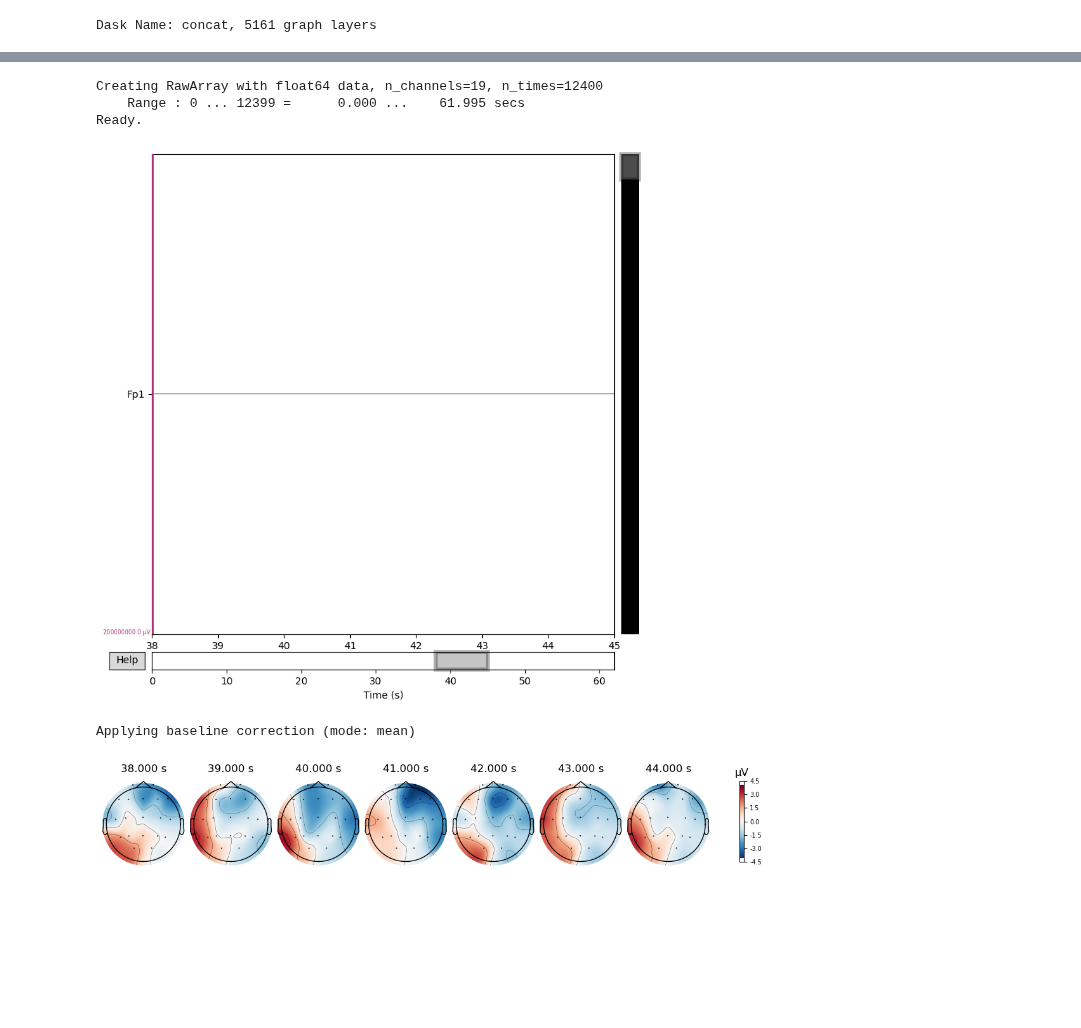
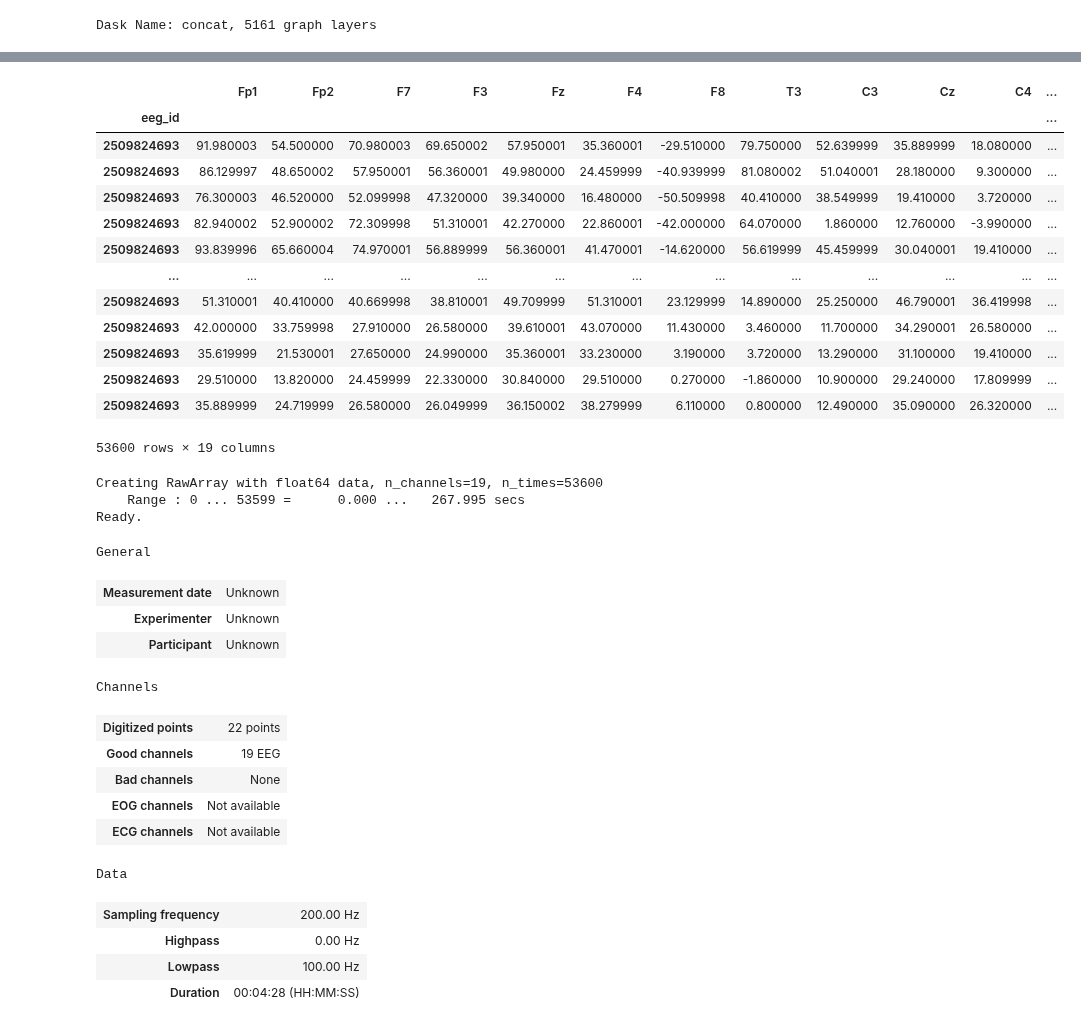
Before and after one commit to sfu-cmpt340/2024_1_project_11, a Jupyter notebook: hms.ipynb, the cells around one changed output, grey strips where cells are left out. Drawn from its saved outputs; the diff is of its cells as text; code cells hidden in the pictures; blank space fills up the shorter version.

```diff
--- a/hms.ipynb
+++ b/hms.ipynb
@@ -94,19 +76,49 @@ df = ddf.loc['4454049'].compute()
-# %%
-# Visualize
-from visualize import VisualizeEEG
-
-raw_df = ddf.partitions[2].compute()
-vis_eeg = VisualizeEEG(raw_df)
-
-# plot signal channels
-vis_eeg.plot_signal(start=38, duration=7, n_channels = 1)
-
-# plot topographic map
-vis_eeg.plot_topomap(start=38, end=45, delta=1)
-# %% [output]
-Creating RawArray with float64 data, n_channels=19, n_times=12400
-    Range : 0 ... 12399 =      0.000 ...    61.995 secs
-Ready.
-[figure, removed]
-Applying baseline correction (mode: mean)
-[figure, removed]
+# %%
+sig1 = ddf.loc['2509824693'].compute()
+sig1
+# %% [output]
+|  | Fp1 | Fp2 | F7 | F3 | Fz | F4 | F8 | T3 | C3 | Cz | C4 | ... |
+| eeg_id |  |  |  |  |  |  |  |  |  |  |  | ... |
+| 2509824693 | 91.980003 | 54.500000 | 70.980003 | 69.650002 | 57.950001 | 35.360001 | -29.510000 | 79.750000 | 52.639999 | 35.889999 | 18.080000 | ... |
+| 2509824693 | 86.129997 | 48.650002 | 57.950001 | 56.360001 | 49.980000 | 24.459999 | -40.939999 | 81.080002 | 51.040001 | 28.180000 | 9.300000 | ... |
+| 2509824693 | 76.300003 | 46.520000 | 52.099998 | 47.320000 | 39.340000 | 16.480000 | -50.509998 | 40.410000 | 38.549999 | 19.410000 | 3.720000 | ... |
+| 2509824693 | 82.940002 | 52.900002 | 72.309998 | 51.310001 | 42.270000 | 22.860001 | -42.000000 | 64.070000 | 1.860000 | 12.760000 | -3.990000 | ... |
+| 2509824693 | 93.839996 | 65.660004 | 74.970001 | 56.889999 | 56.360001 | 41.470001 | -14.620000 | 56.619999 | 45.459999 | 30.040001 | 19.410000 | ... |
+| ... | ... | ... | ... | ... | ... | ... | ... | ... | ... | ... | ... | ... |
+| 2509824693 | 51.310001 | 40.410000 | 40.669998 | 38.810001 | 49.709999 | 51.310001 | 23.129999 | 14.890000 | 25.250000 | 46.790001 | 36.419998 | ... |
+| 2509824693 | 42.000000 | 33.759998 | 27.910000 | 26.580000 | 39.610001 | 43.070000 | 11.430000 | 3.460000 | 11.700000 | 34.290001 | 26.580000 | ... |
+| 2509824693 | 35.619999 | 21.530001 | 27.650000 | 24.990000 | 35.360001 | 33.230000 | 3.190000 | 3.720000 | 13.290000 | 31.100000 | 19.410000 | ... |
+| 2509824693 | 29.510000 | 13.820000 | 24.459999 | 22.330000 | 30.840000 | 29.510000 | 0.270000 | -1.860000 | 10.900000 | 29.240000 | 17.809999 | ... |
+| 2509824693 | 35.889999 | 24.719999 | 26.580000 | 26.049999 | 36.150002 | 38.279999 | 6.110000 | 0.800000 | 12.490000 | 35.090000 | 26.320000 | ... |
+53600 rows × 19 columns
+# %%
+## MNE setup
+import mne
+
+mne_info = mne.create_info(ch_names=sig1.columns.tolist(), sfreq=200, ch_types='eeg')
+mne_info.set_montage('standard_1020')
+
+sig1_data = np.array(sig1.transpose())
+sig1_data = np.nan_to_num(sig1_data)
+
+raw = mne.io.RawArray(sig1_data, mne_info)
+raw.apply_function(lambda x: x / 20e6, picks='eeg')
+# %% [output]
+Creating RawArray with float64 data, n_channels=19, n_times=53600
+    Range : 0 ... 53599 =      0.000 ...   267.995 secs
+Ready.
+General
+| Measurement date | Unknown |
+| Experimenter | Unknown |
+| Participant | Unknown |
+Channels
+| Digitized points | 22 points |
+| Good channels | 19 EEG |
+| Bad channels | None |
+| EOG channels | Not available |
+| ECG channels | Not available |
+Data
+| Sampling frequency | 200.00 Hz |
+| Highpass | 0.00 Hz |
+| Lowpass | 100.00 Hz |
+| Duration | 00:04:28 (HH:MM:SS) |
```
Also changed, not shown: parts of 2 cells of this notebook.
